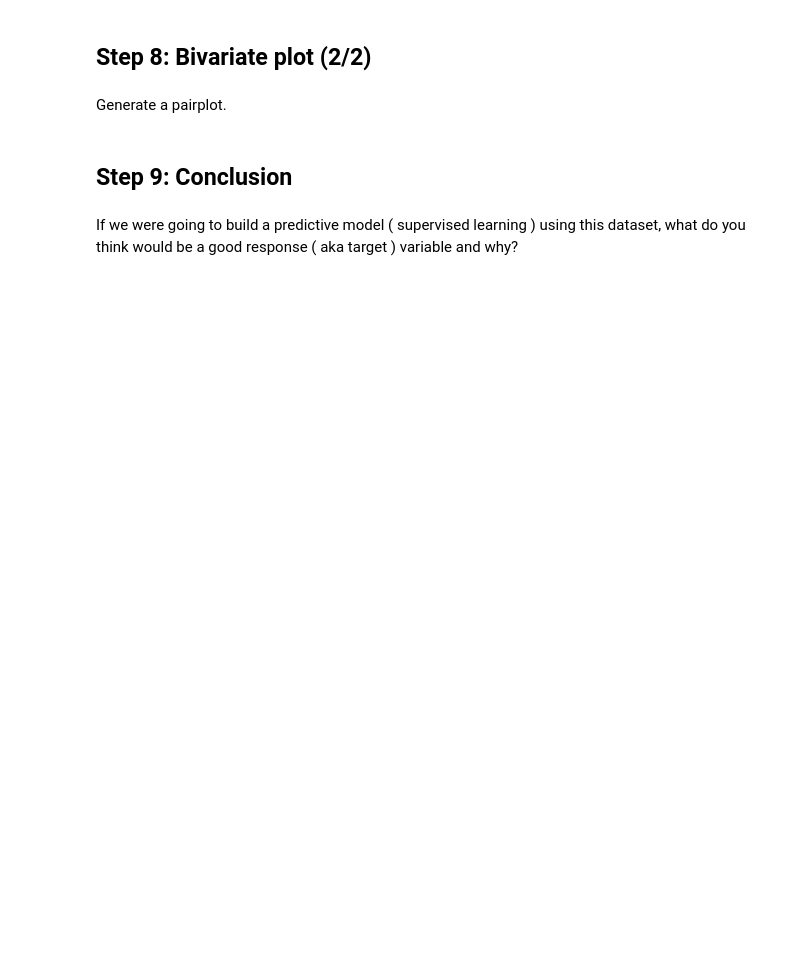
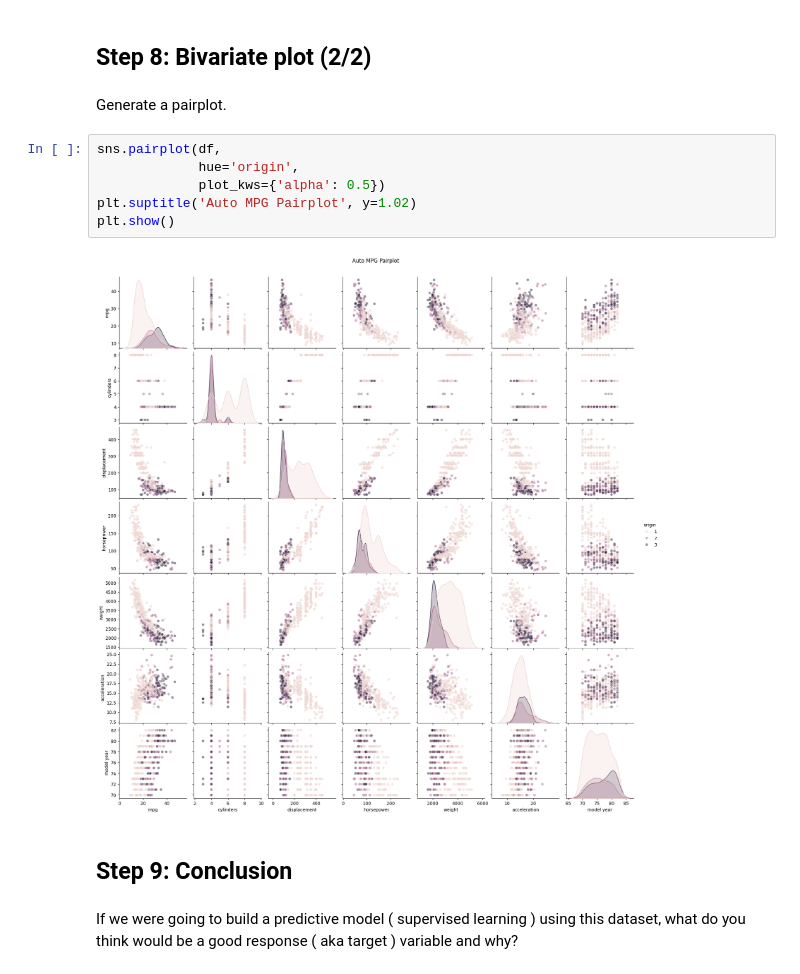
Before and after one commit to cyeef/Data-Science-Portfolio-C21-, a Jupyter notebook: Exercises/3b-EDA.Exercise.ipynb, the cells around one changed output. Cells and saved outputs as stored; diff of their text form; blank space fills up the shorter version.

```diff
--- a/Exercises/3b-EDA.Exercise.ipynb
+++ b/Exercises/3b-EDA.Exercise.ipynb
@@ -297,6 +322,14 @@ Generate a correlation plot.
 ## Step 8: Bivariate plot (2/2)
 # %% [markdown]
 Generate a pairplot.
+# %%
+sns.pairplot(df,
+             hue='origin',
+             plot_kws={'alpha': 0.5})
+plt.suptitle('Auto MPG Pairplot', y=1.02)
+plt.show()
+# %% [output]
+[figure, added]
 # %% [markdown]
 ## Step 9: Conclusion
 # %% [markdown]
```
Also changed, not shown: parts of 12 cells of this notebook.
